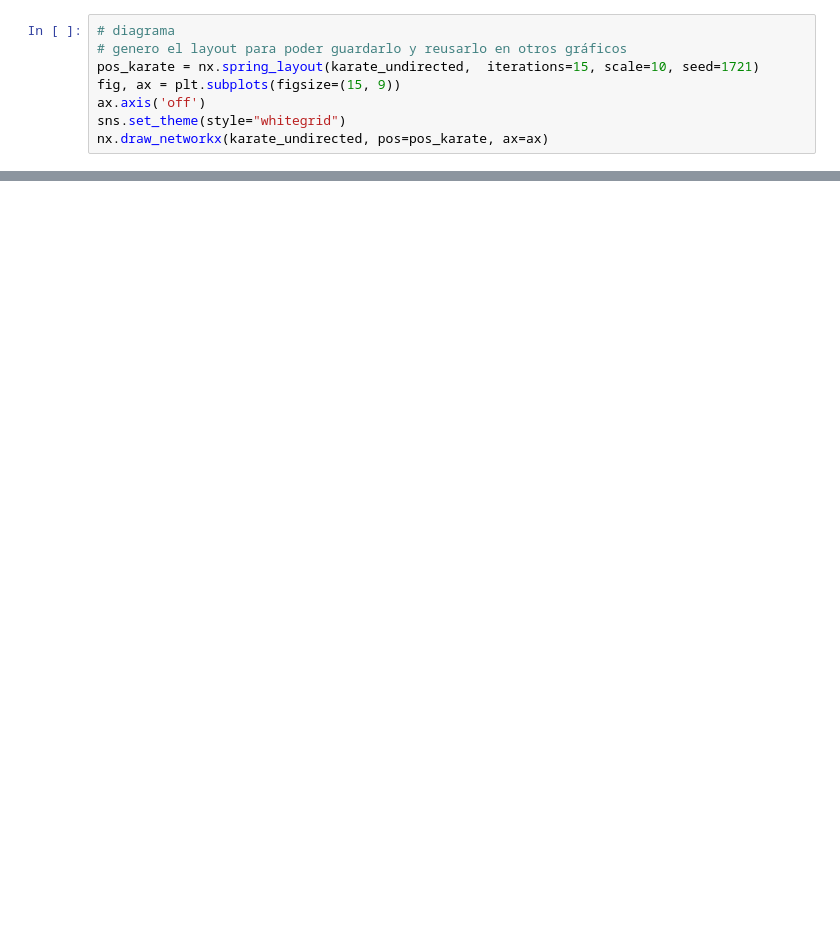
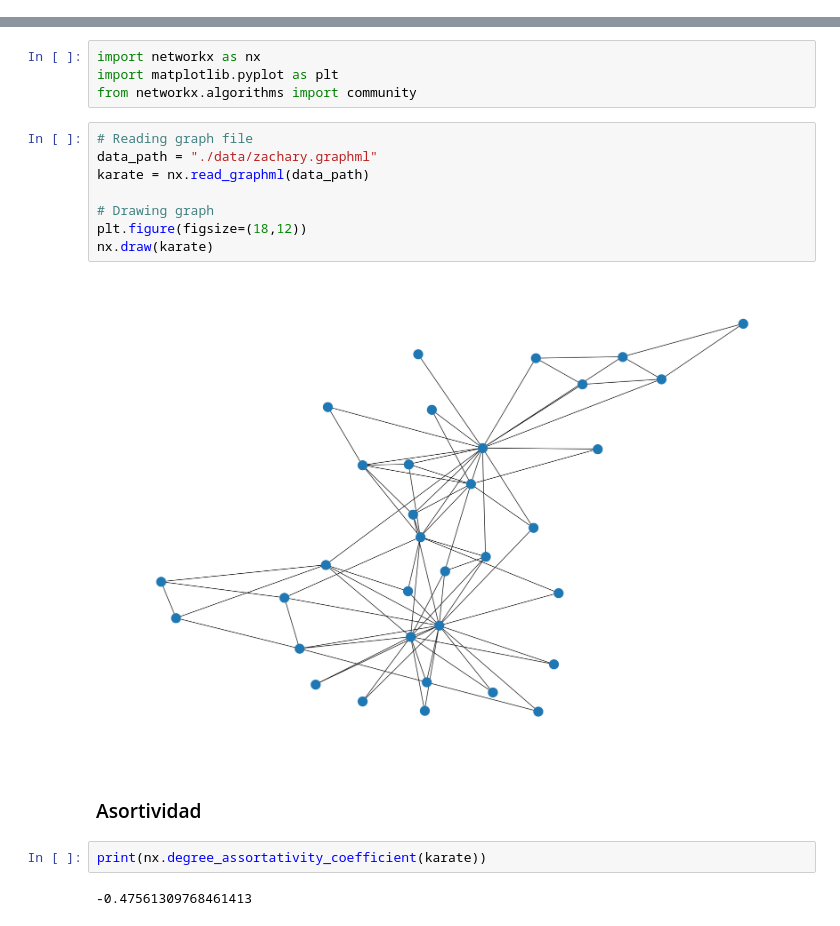
Before and after one commit to bvivas/SNCI-AOpt, a Jupyter notebook: ejemplo_analisis_centralidad.ipynb, the cells around one changed output, grey strips where cells are left out. Cells and saved outputs as stored; diff of their text form; blank space fills up the shorter version.

```diff
--- a/ejemplo_analisis_centralidad.ipynb
+++ b/ejemplo_analisis_centralidad.ipynb
@@ -26,8 +0,0 @@ False
-# %%
-# diagrama
-# genero el layout para poder guardarlo y reusarlo en otros gráficos
-pos_karate = nx.spring_layout(karate_undirected,  iterations=15, scale=10, seed=1721)
-fig, ax = plt.subplots(figsize=(15, 9))
-ax.axis('off')
-sns.set_theme(style="whitegrid")
-nx.draw_networkx(karate_undirected, pos=pos_karate, ax=ax)
@@ -359,0 +6,20 @@ plt.axis('off')
+# %%
+import networkx as nx
+import matplotlib.pyplot as plt
+from networkx.algorithms import community
+# %%
+# Reading graph file
+data_path = "./data/zachary.graphml"
+karate = nx.read_graphml(data_path)
+
+# Drawing graph
+plt.figure(figsize=(18,12))
+nx.draw(karate)
+# %% [output]
+[figure, added]
+# %% [markdown]
+### Asortividad
+# %%
+print(nx.degree_assortativity_coefficient(karate))
+# %% [output]
+-0.47561309768461413
```
Also changed, not shown: parts of 40 cells of this notebook.
